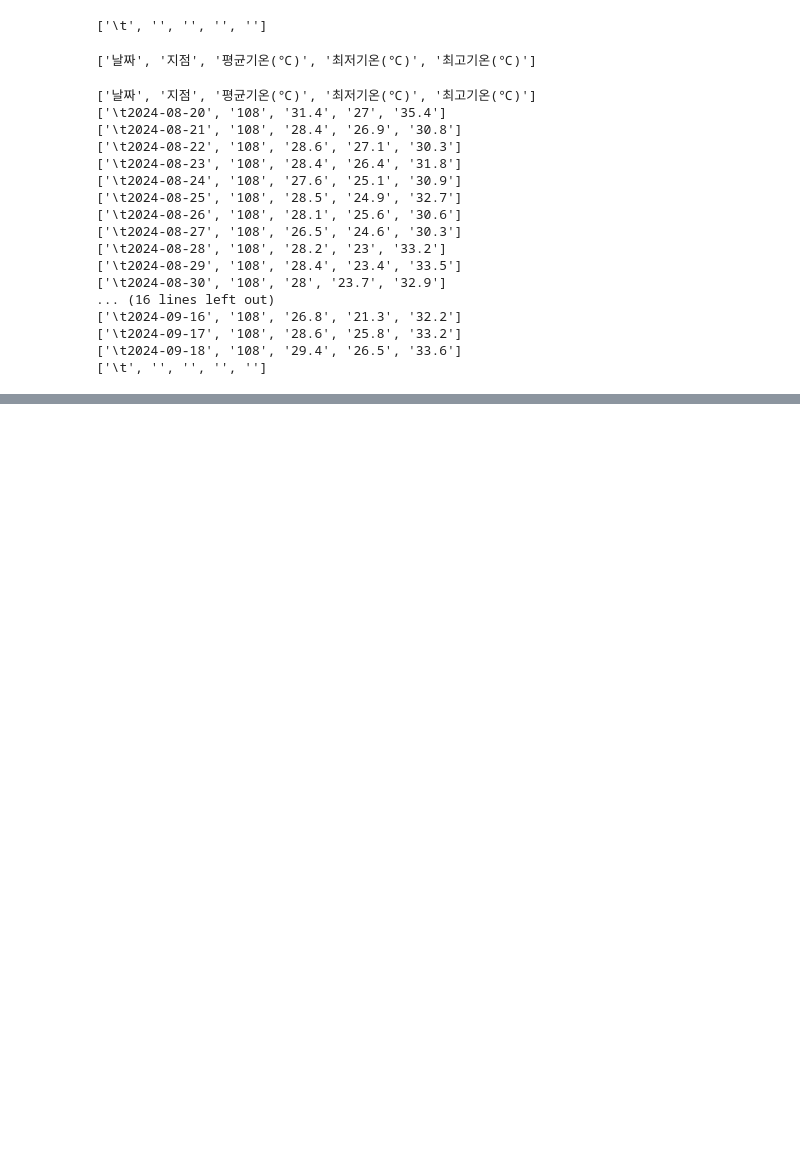
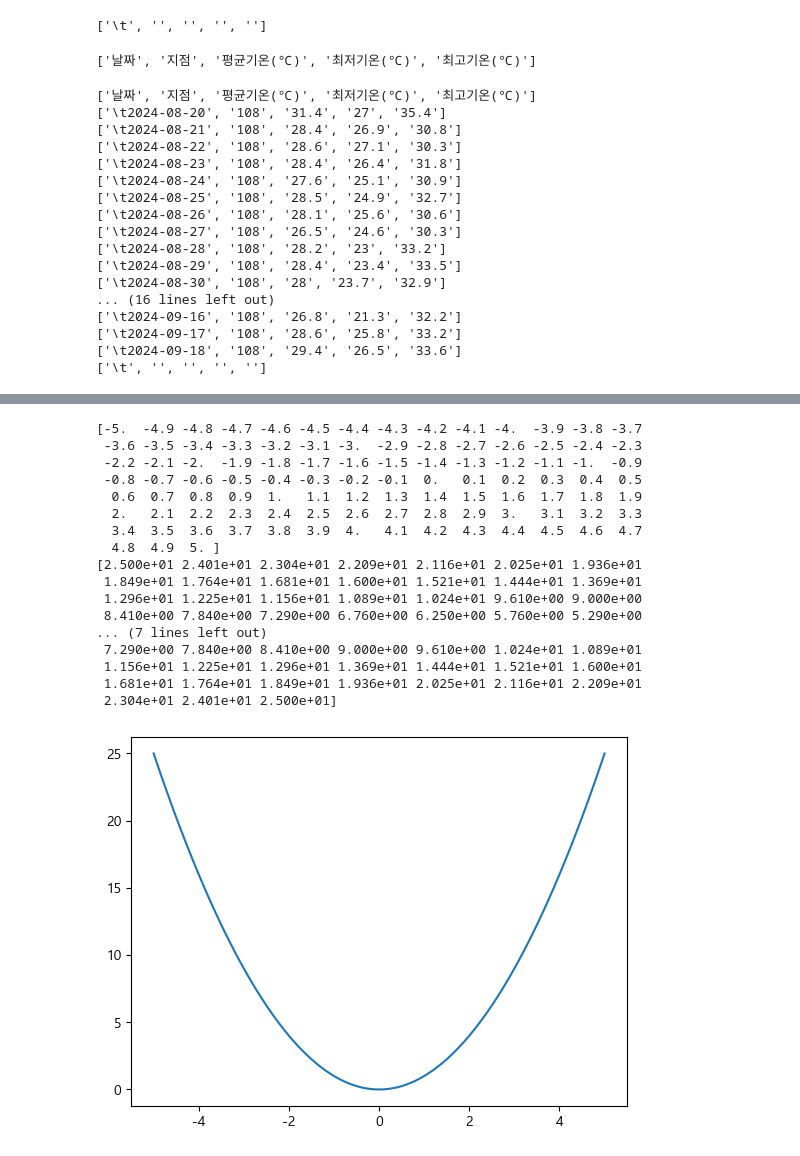
Before and after one commit to EunSeong-Jo/DMU, a Jupyter notebook: 1-freshman/2st-semester/데이터분석입문/232678_조은성_3주차.ipynb, the cells around one changed output, grey strips where cells are left out. Drawn from its saved outputs; the diff is of its cells as text; code cells hidden in the pictures; blank space fills up the shorter version.

```diff
--- a/1-freshman/2st-semester/데이터분석입문/232678_조은성_3주차.ipynb
+++ b/1-freshman/2st-semester/데이터분석입문/232678_조은성_3주차.ipynb
@@ -113,0 +369,26 @@ f.close()
+# %%
+x = np.linspace(-5, 5, 101)
+print(x)
+print(x**2)
+
+plt.plot(x, x**2)
+plt.show()
+# %% [output]
+[-5.  -4.9 -4.8 -4.7 -4.6 -4.5 -4.4 -4.3 -4.2 -4.1 -4.  -3.9 -3.8 -3.7
+ -3.6 -3.5 -3.4 -3.3 -3.2 -3.1 -3.  -2.9 -2.8 -2.7 -2.6 -2.5 -2.4 -2.3
+ -2.2 -2.1 -2.  -1.9 -1.8 -1.7 -1.6 -1.5 -1.4 -1.3 -1.2 -1.1 -1.  -0.9
+ -0.8 -0.7 -0.6 -0.5 -0.4 -0.3 -0.2 -0.1  0.   0.1  0.2  0.3  0.4  0.5
+  0.6  0.7  0.8  0.9  1.   1.1  1.2  1.3  1.4  1.5  1.6  1.7  1.8  1.9
+  2.   2.1  2.2  2.3  2.4  2.5  2.6  2.7  2.8  2.9  3.   3.1  3.2  3.3
+  3.4  3.5  3.6  3.7  3.8  3.9  4.   4.1  4.2  4.3  4.4  4.5  4.6  4.7
+  4.8  4.9  5. ]
+[2.500e+01 2.401e+01 2.304e+01 2.209e+01 2.116e+01 2.025e+01 1.936e+01
+ 1.849e+01 1.764e+01 1.681e+01 1.600e+01 1.521e+01 1.444e+01 1.369e+01
+ 1.296e+01 1.225e+01 1.156e+01 1.089e+01 1.024e+01 9.610e+00 9.000e+00
+ 8.410e+00 7.840e+00 7.290e+00 6.760e+00 6.250e+00 5.760e+00 5.290e+00
+... (7 lines left out)
+ 7.290e+00 7.840e+00 8.410e+00 9.000e+00 9.610e+00 1.024e+01 1.089e+01
+ 1.156e+01 1.225e+01 1.296e+01 1.369e+01 1.444e+01 1.521e+01 1.600e+01
+ 1.681e+01 1.764e+01 1.849e+01 1.936e+01 2.025e+01 2.116e+01 2.209e+01
+ 2.304e+01 2.401e+01 2.500e+01]
+[figure, added]
```
Also changed, not shown: parts of 33 cells of this notebook.
